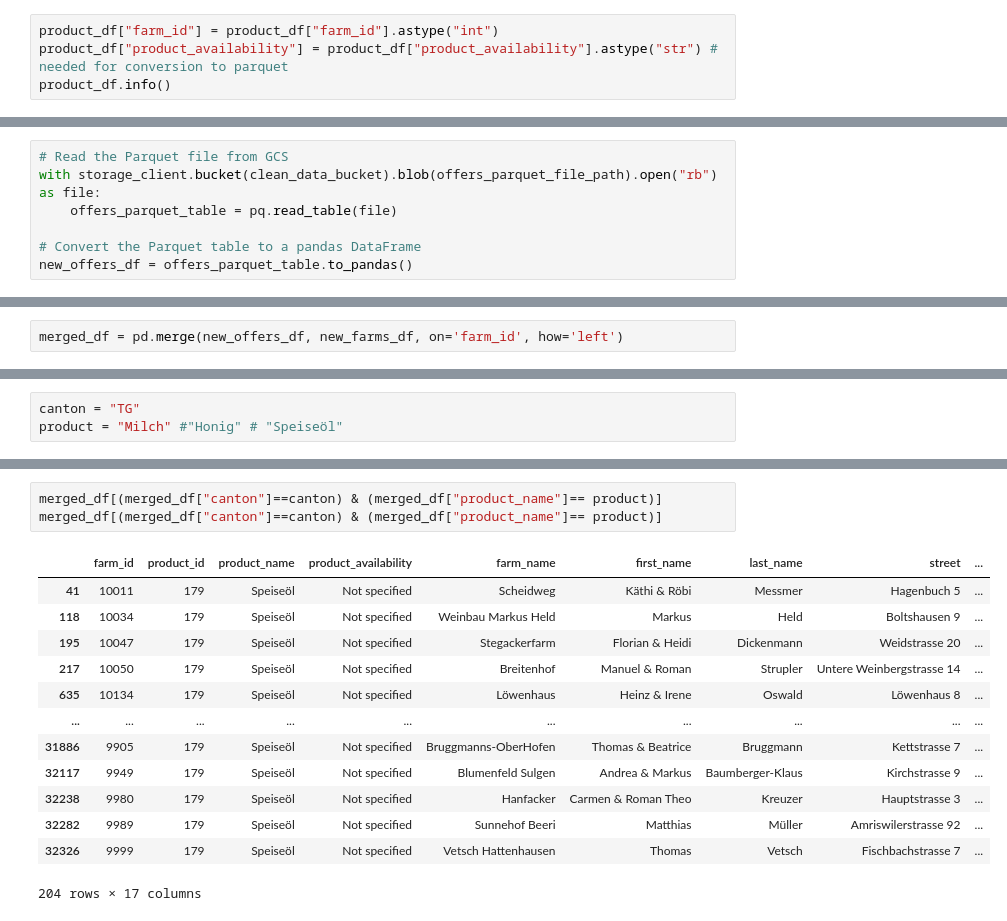
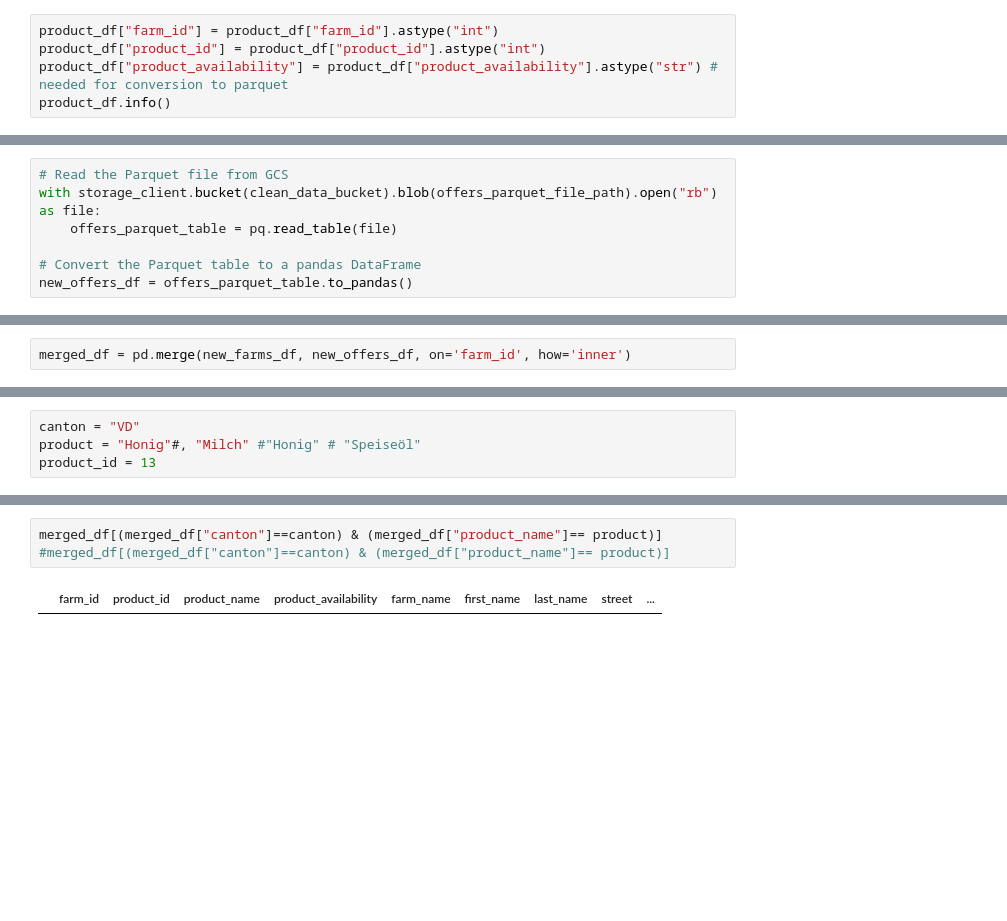
Before and after one commit to subrockmann/farm-screener, a Jupyter notebook: data collection.ipynb, the cells around one changed output, grey strips where cells are left out. Saved outputs shown, nothing was run; the diff lists cells and outputs as text; blank space fills up the shorter version.

```diff
--- a/data collection.ipynb
+++ b/data collection.ipynb
@@ -208,5 +292,6 @@ product_df
 # %%
 product_df["farm_id"] = product_df["farm_id"].astype("int")
+product_df["product_id"] = product_df["product_id"].astype("int")
 product_df["product_availability"] = product_df["product_availability"].astype("str") # needed for conversion to parquet
 product_df.info()
 # %% [output]
@@ -350,3 +458,3 @@ Name: count, dtype: int64
 # %%
-merged_df = pd.merge(new_offers_df, new_farms_df, on='farm_id', how='left')
+merged_df = pd.merge(new_farms_df, new_offers_df, on='farm_id', how='inner')
 # %%
@@ -388,6 +520,7 @@ memory usage: 4.2+ MB
 # %%
-canton = "TG"
-product = "Milch" #"Honig" # "Speiseöl"
+canton = "VD"
+product = "Honig"#, "Milch" #"Honig" # "Speiseöl"
+product_id = 13
 # %%
 farm_ids = new_offers_df.loc[new_offers_df['product_name'] == product, 'farm_id']
 len(farm_ids)
@@ -396,20 +552,8 @@ len(farm_ids)
 # %%
 merged_df[(merged_df["canton"]==canton) & (merged_df["product_name"]== product)]
-merged_df[(merged_df["canton"]==canton) & (merged_df["product_name"]== product)]
+#merged_df[(merged_df["canton"]==canton) & (merged_df["product_name"]== product)]
 # %% [output]
 |  | farm_id | product_id | product_name | product_availability | farm_name | first_name | last_name | street | ... |
-| 41 | 10011 | 179 | Speiseöl | Not specified | Scheidweg | Käthi & Röbi | Messmer | Hagenbuch 5 | ... |
-| 118 | 10034 | 179 | Speiseöl | Not specified | Weinbau Markus Held | Markus | Held | Boltshausen 9 | ... |
-| 195 | 10047 | 179 | Speiseöl | Not specified | Stegackerfarm | Florian & Heidi | Dickenmann | Weidstrasse 20 | ... |
-| 217 | 10050 | 179 | Speiseöl | Not specified | Breitenhof | Manuel & Roman | Strupler | Untere Weinbergstrasse 14 | ... |
-| 635 | 10134 | 179 | Speiseöl | Not specified | Löwenhaus | Heinz & Irene | Oswald | Löwenhaus 8 | ... |
-| ... | ... | ... | ... | ... | ... | ... | ... | ... | ... |
-| 31886 | 9905 | 179 | Speiseöl | Not specified | Bruggmanns-OberHofen | Thomas & Beatrice | Bruggmann | Kettstrasse 7 | ... |
-| 32117 | 9949 | 179 | Speiseöl | Not specified | Blumenfeld Sulgen | Andrea & Markus | Baumberger-Klaus | Kirchstrasse 9 | ... |
-| 32238 | 9980 | 179 | Speiseöl | Not specified | Hanfacker | Carmen & Roman Theo | Kreuzer | Hauptstrasse 3 | ... |
-| 32282 | 9989 | 179 | Speiseöl | Not specified | Sunnehof Beeri | Matthias | Müller | Amriswilerstrasse 92 | ... |
-| 32326 | 9999 | 179 | Speiseöl | Not specified | Vetsch Hattenhausen | Thomas | Vetsch | Fischbachstrasse 7 | ... |
-204 rows × 17 columns
 # %%
 merged_df.loc[merged_df["farm_id"]==9980, "product_name"]
 # %% [output]
```
Also changed, not shown: parts of 20 cells of this notebook.
